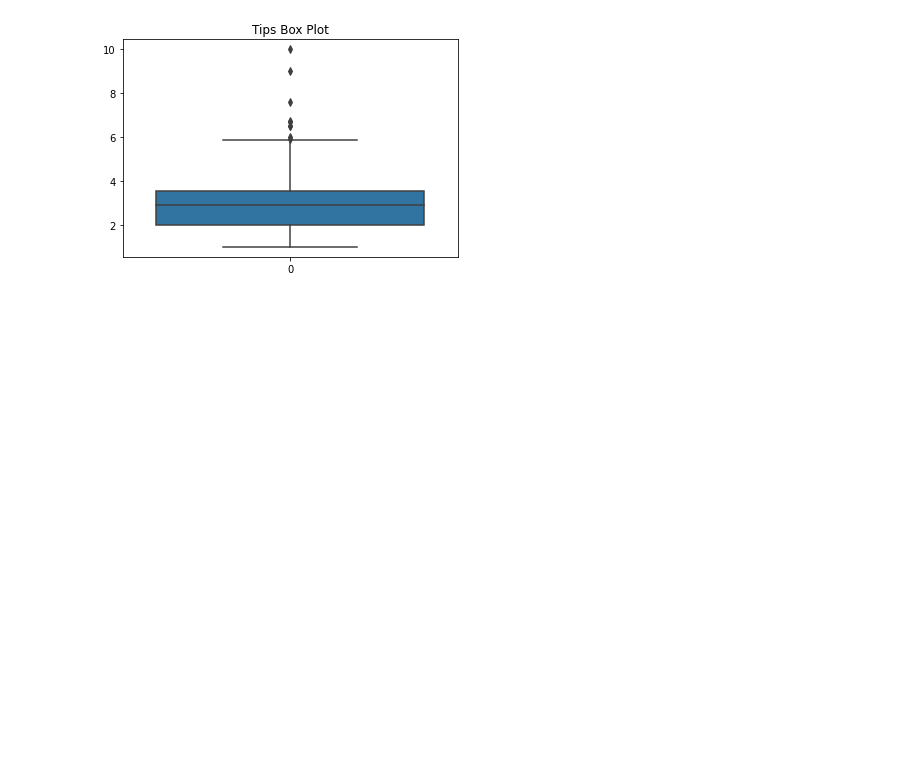
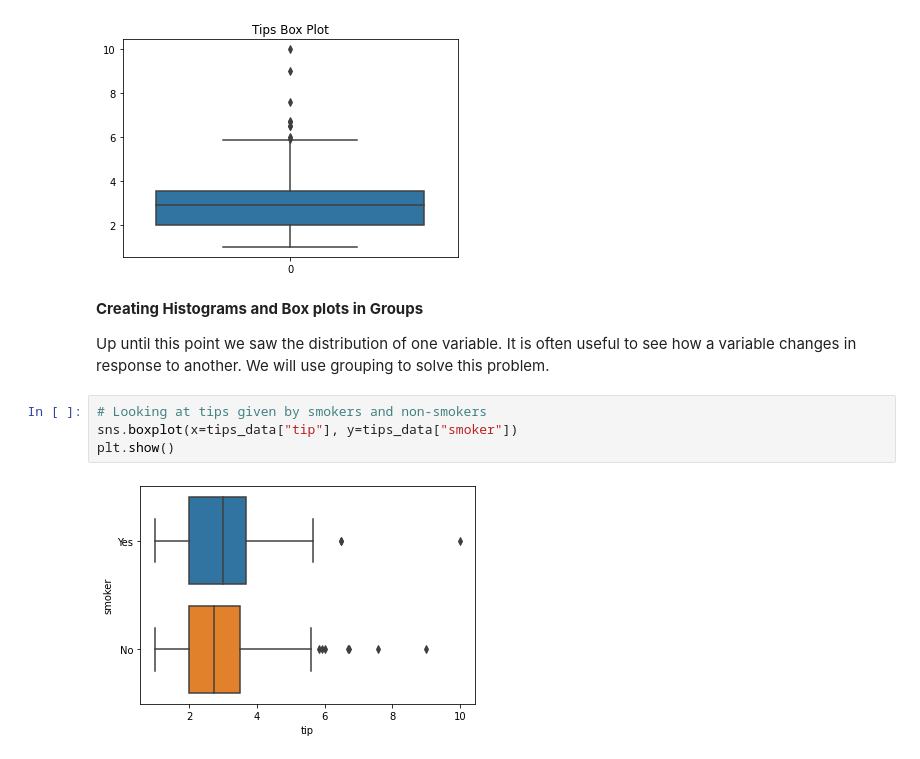
Before and after one commit to rjrahul24/statistics_with_python, a Jupyter notebook: Univariate_Data_Analysis.ipynb, the cells around one changed output. Saved outputs shown, nothing was run; the diff lists cells and outputs as text; blank space fills up the shorter version.

Commit message:
Updating Notebook with Data Viz

```diff
--- a/Univariate_Data_Analysis.ipynb
+++ b/Univariate_Data_Analysis.ipynb
@@ -70,3 +70,13 @@ sns.boxplot(data=tips_data["tip"]).set_title("Tips Box Plot")
 plt.show()
 # %% [output]
 [figure]
+# %% [markdown]
+**Creating Histograms and Box plots in Groups**
+
+Up until this point we saw the distribution of one variable. It is often useful to see how a variable changes in response to another. We will use grouping to solve this problem.
+# %%
+# Looking at tips given by smokers and non-smokers
+sns.boxplot(x=tips_data["tip"], y=tips_data["smoker"])
+plt.show()
+# %% [output]
+[figure, added]
```
Also changed, not shown: parts of 2 cells of this notebook.
